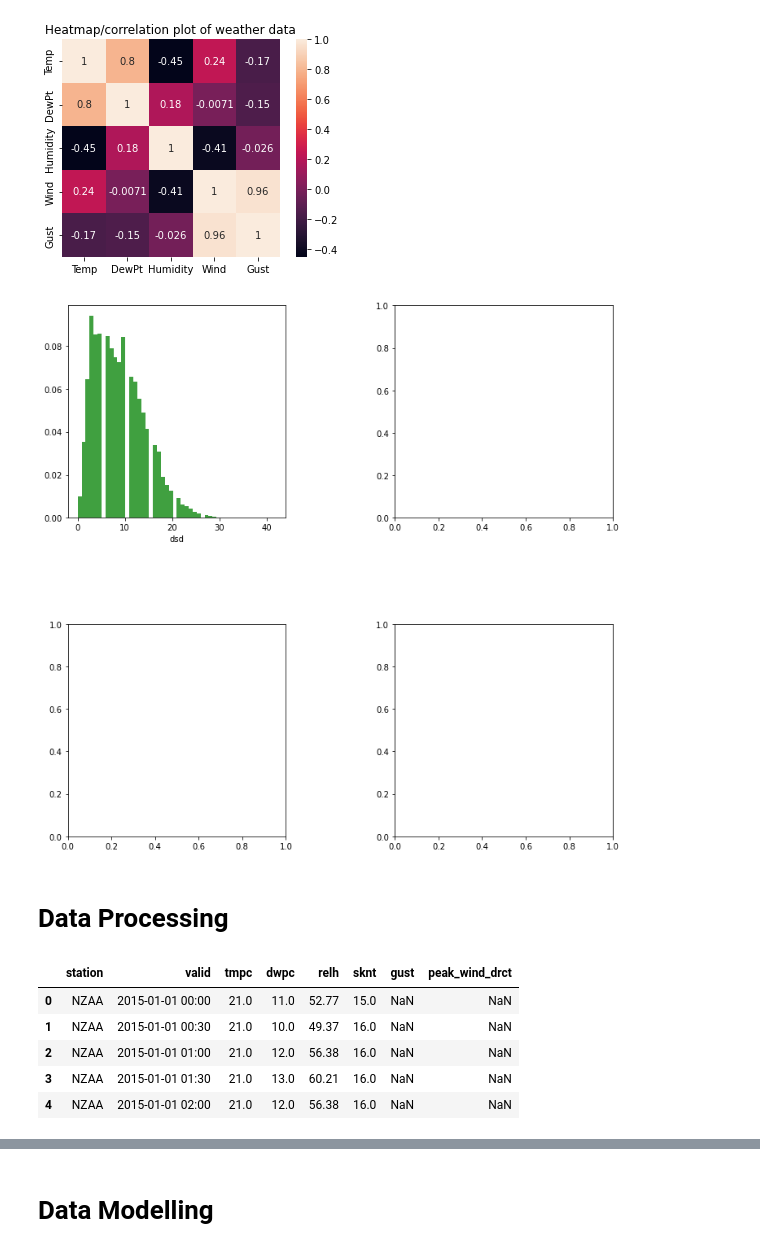
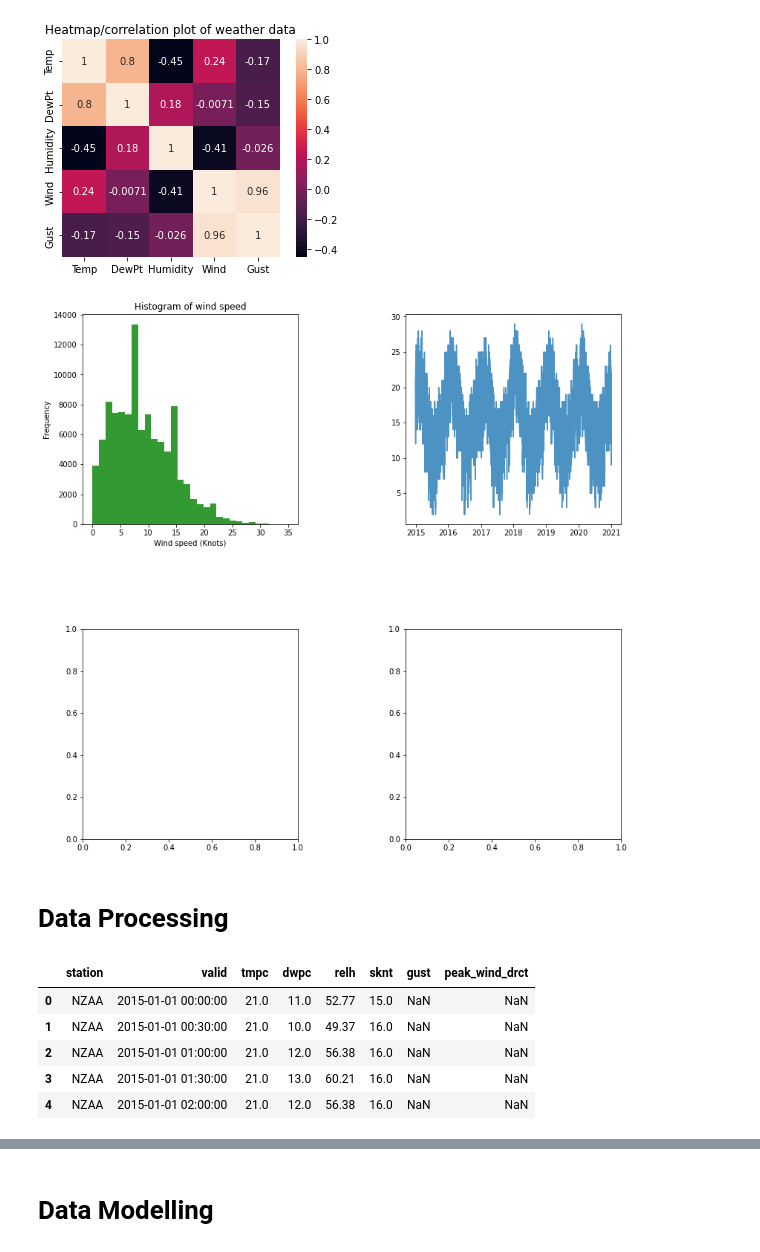
Before and after one commit to RuiGene/2022-Phase-2, a Jupyter notebook: 3. Data Science/submission.ipynb, the cells around one changed output, grey strips where cells are left out. Cells and saved outputs as stored; diff of their text form; code cells hidden in the pictures.

Commit message:
Added graphs

```diff
--- a/3. Data Science/submission.ipynb
+++ b/3. Data Science/submission.ipynb
@@ -65,8 +67,16 @@ plt.show()
+# %%
+#Converting 'valid' column to datetime to allow for time series plots
+dataset['valid'] = dataset['valid'].astype('datetime64[ns]')
 # %%
-#commends on correlation plot:
-figure, axis = plt.subplots(2,2, figsize =(12,12))
+
+figure, axis = plt.subplots(2,2, figsize =(13,13))
 plt.subplots_adjust(wspace=0.5, hspace=0.5)
-axis[0,0].hist(dataset['sknt'], 50, density=True, facecolor='g', alpha=0.75);
-axis[0,0].set_xlabel("dsd");
+
+axis[0,0].hist(dataset['sknt'], 30, density=False, facecolor='g', alpha = 0.8, range=[0,35]);
+axis[0,0].set_xlabel("Wind speed (Knots)");
+axis[0,0].set_ylabel("Frequency");
+axis[0,0].set_title("Histogram of wind speed")
+
+axis[0,1].plot(dataset['valid'], dataset['tmpc'], alpha=0.8);
 # %% [output]
-[figure, old version]
+[figure, new version]
@@ -76,11 +88,11 @@ axis[0,0].set_xlabel("dsd");
 dataset.head()
 # %% [output]
 |  | station | valid | tmpc | dwpc | relh | sknt | gust | peak_wind_drct |
-| 0 | NZAA | 2015-01-01 00:00 | 21.0 | 11.0 | 52.77 | 15.0 | NaN | NaN |
-| 1 | NZAA | 2015-01-01 00:30 | 21.0 | 10.0 | 49.37 | 16.0 | NaN | NaN |
-| 2 | NZAA | 2015-01-01 01:00 | 21.0 | 12.0 | 56.38 | 16.0 | NaN | NaN |
-| 3 | NZAA | 2015-01-01 01:30 | 21.0 | 13.0 | 60.21 | 16.0 | NaN | NaN |
-| 4 | NZAA | 2015-01-01 02:00 | 21.0 | 12.0 | 56.38 | 16.0 | NaN | NaN |
+| 0 | NZAA | 2015-01-01 00:00:00 | 21.0 | 11.0 | 52.77 | 15.0 | NaN | NaN |
+| 1 | NZAA | 2015-01-01 00:30:00 | 21.0 | 10.0 | 49.37 | 16.0 | NaN | NaN |
+| 2 | NZAA | 2015-01-01 01:00:00 | 21.0 | 12.0 | 56.38 | 16.0 | NaN | NaN |
+| 3 | NZAA | 2015-01-01 01:30:00 | 21.0 | 13.0 | 60.21 | 16.0 | NaN | NaN |
+| 4 | NZAA | 2015-01-01 02:00:00 | 21.0 | 12.0 | 56.38 | 16.0 | NaN | NaN |
 # %%
 dataset.info()
 # %% [output]
```
Also changed, not shown: parts of 13 cells of this notebook.
